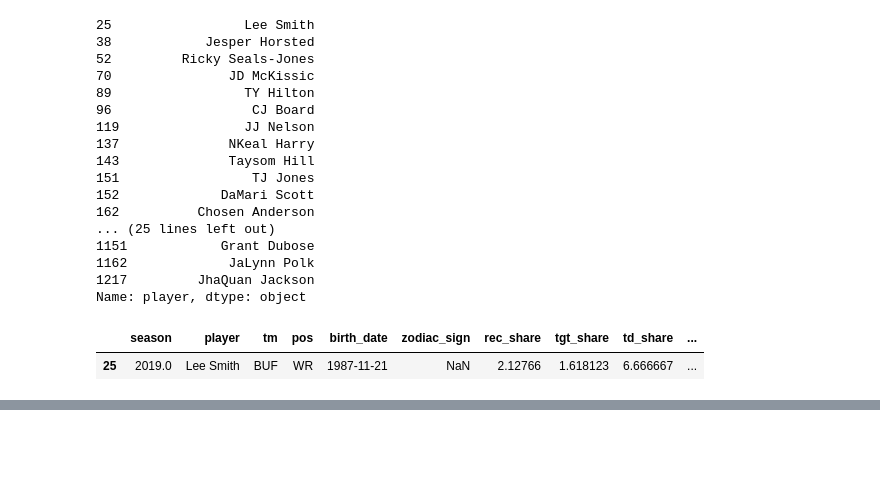
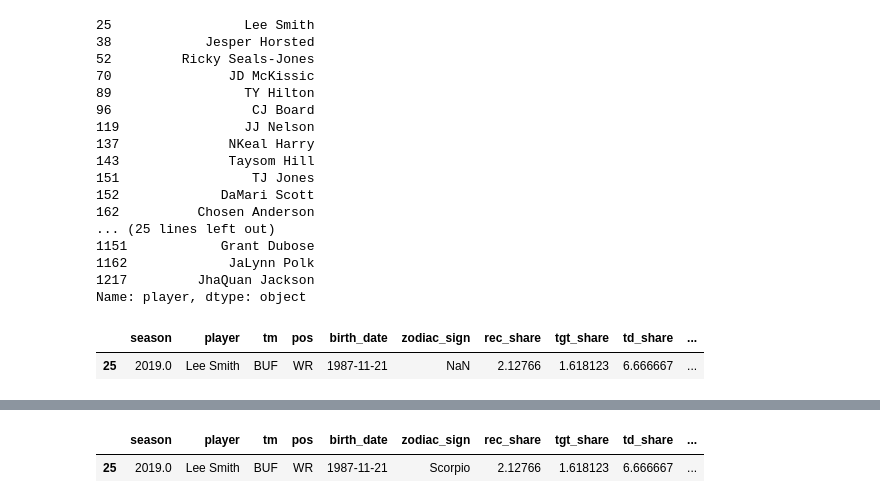
Before and after one commit to connor-pickett/2025_FinalProject_Ctrl-Alt-Defeat, a Jupyter notebook: Master_Code.ipynb, the cells around one changed output, grey strips where cells are left out. Drawn from its saved outputs; the diff is of its cells as text; code cells hidden in the pictures; blank space fills up the shorter version.

```diff
--- a/Master_Code.ipynb
+++ b/Master_Code.ipynb
@@ -340,0 +340,5 @@ def get_player_zodiac_data_2(position):
+# %%
+combined_WR[combined_WR["player"] == "Lee Smith"] #quick check again
+# %% [output]
+|  | season | player | tm | pos | birth_date | zodiac_sign | rec_share | tgt_share | td_share | ... |
+| 25 | 2019.0 | Lee Smith | BUF | WR | 1987-11-21 | Scorpio | 2.12766 | 1.618123 | 6.666667 | ... |
```
Also changed, not shown: parts of 11 cells of this notebook.
